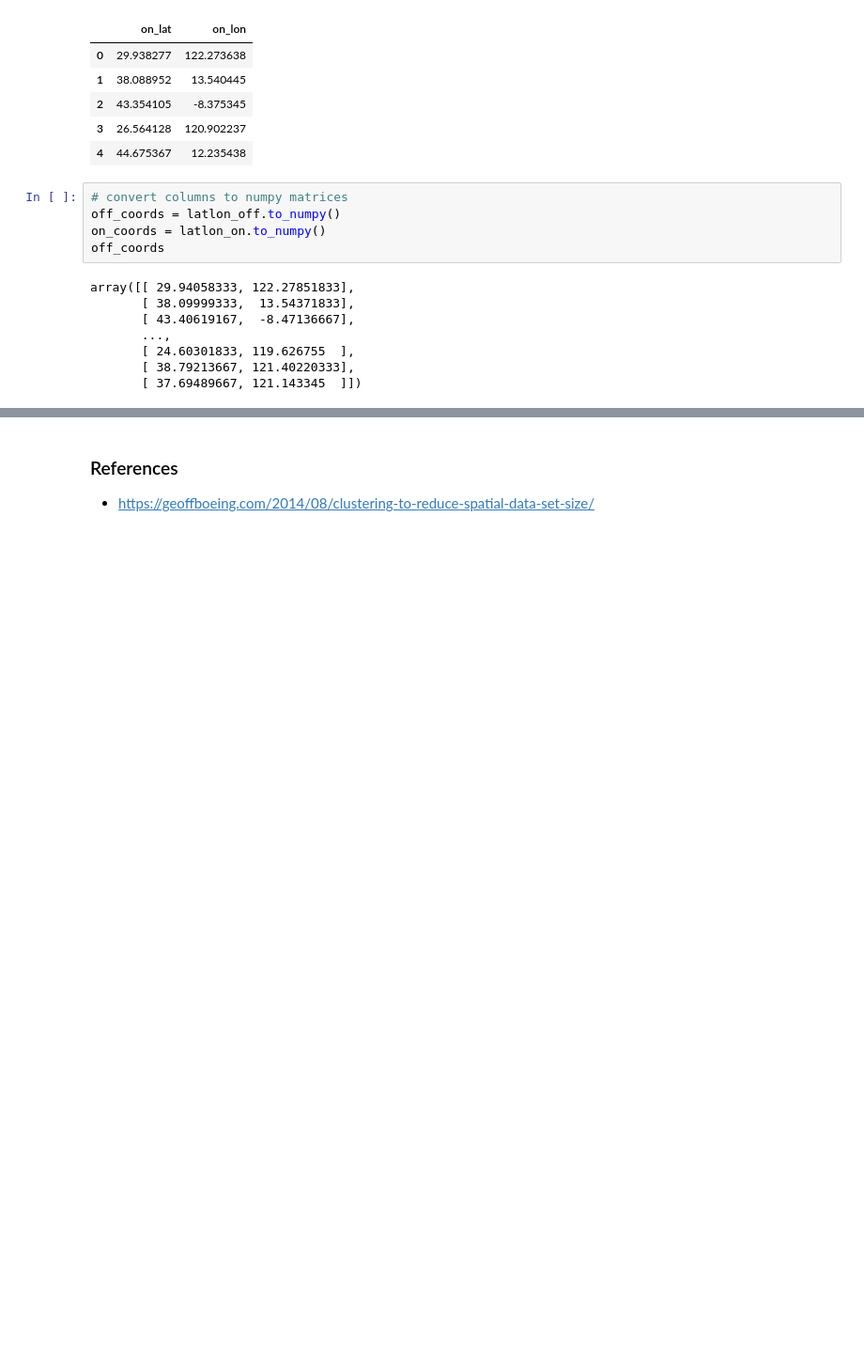
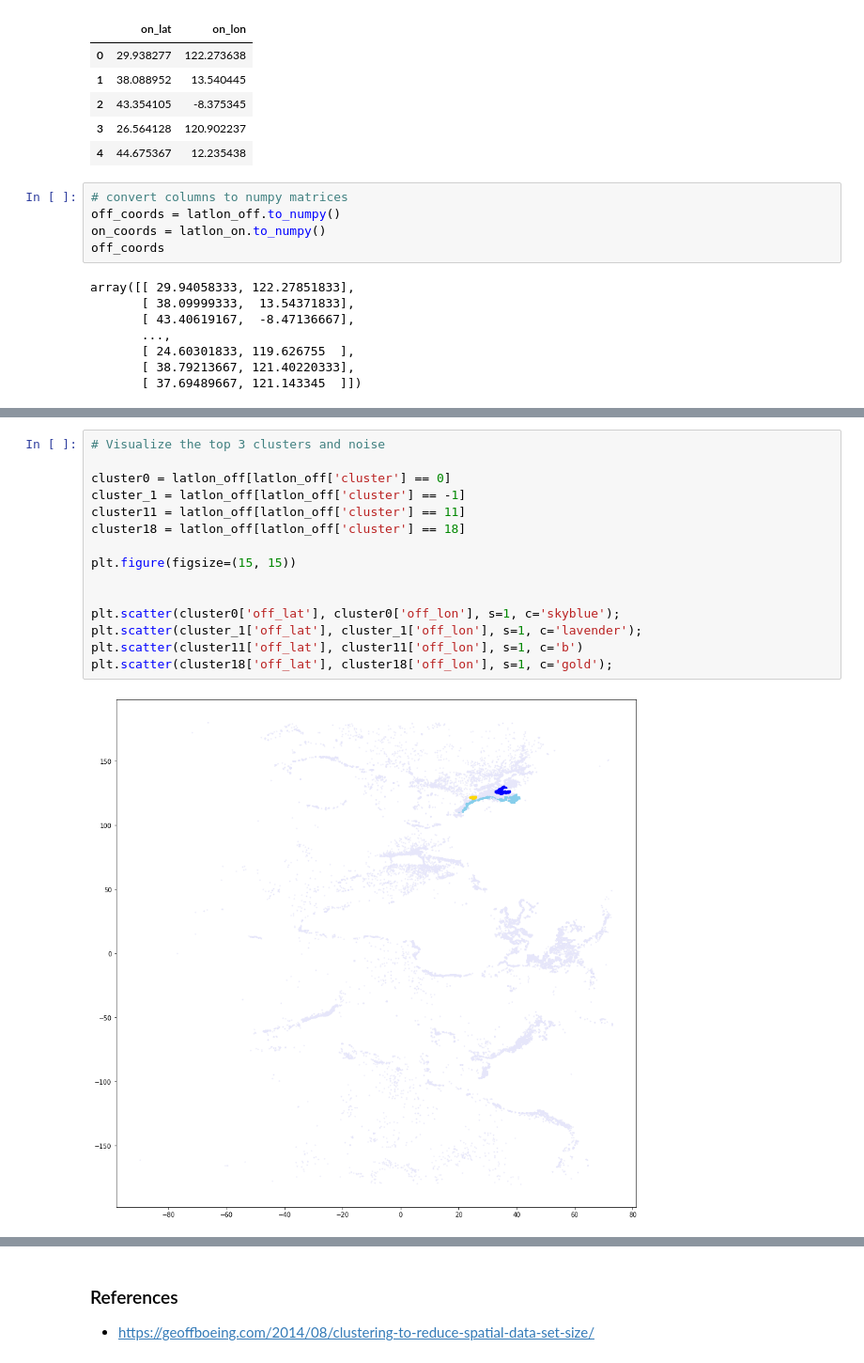
Before and after one commit to jessicarose00/Dark_to_Transparent, a Jupyter notebook: 04_Modeling.ipynb, the cells around one changed output, grey strips where cells are left out. Shown: that part at 94% size. Cells and saved outputs as stored; diff of their text form; blank space fills up the shorter version.

```diff
--- a/04_Modeling.ipynb
+++ b/04_Modeling.ipynb
@@ -131,0 +141,17 @@ sns.pairplot(latlon_off, hue='cluster')
+# %%
+# Visualize the top 3 clusters and noise
+
+cluster0 = latlon_off[latlon_off['cluster'] == 0]
+cluster_1 = latlon_off[latlon_off['cluster'] == -1]
+cluster11 = latlon_off[latlon_off['cluster'] == 11]
+cluster18 = latlon_off[latlon_off['cluster'] == 18]
+
+plt.figure(figsize=(15, 15))
+
+
+plt.scatter(cluster0['off_lat'], cluster0['off_lon'], s=1, c='skyblue');
+plt.scatter(cluster_1['off_lat'], cluster_1['off_lon'], s=1, c='lavender');
+plt.scatter(cluster11['off_lat'], cluster11['off_lon'], s=1, c='b')
+plt.scatter(cluster18['off_lat'], cluster18['off_lon'], s=1, c='gold');
+# %% [output]
+[figure, added]
```
Also changed, not shown: parts of 17 cells of this notebook.
